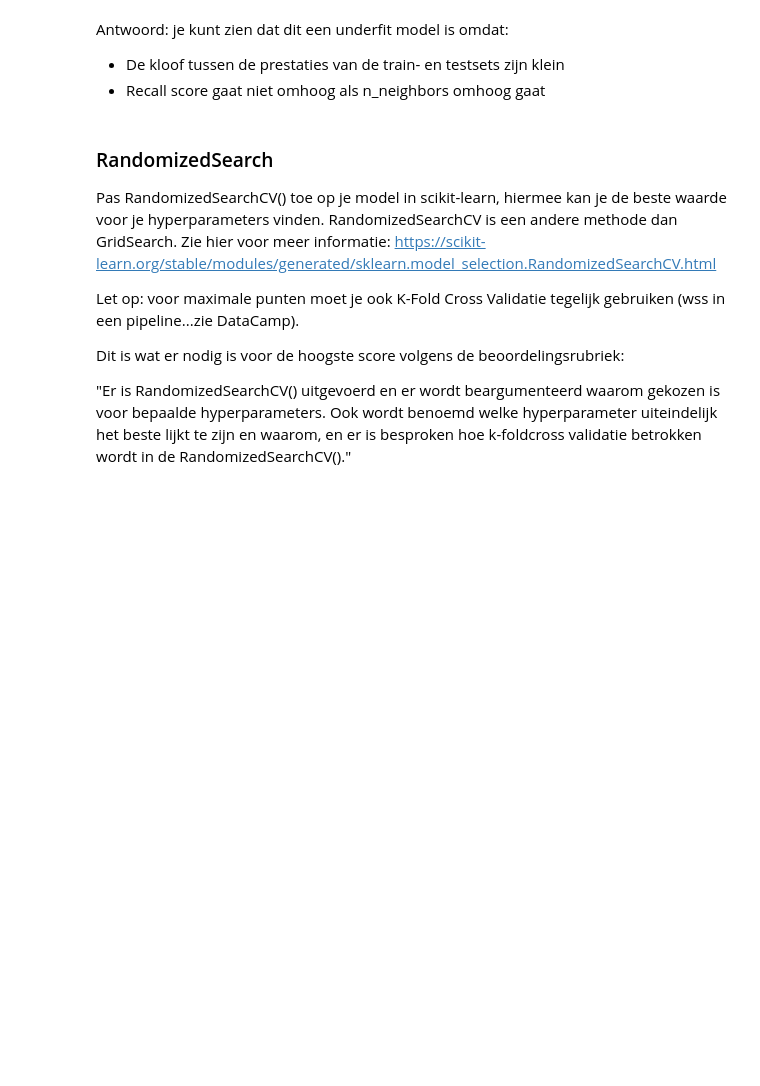
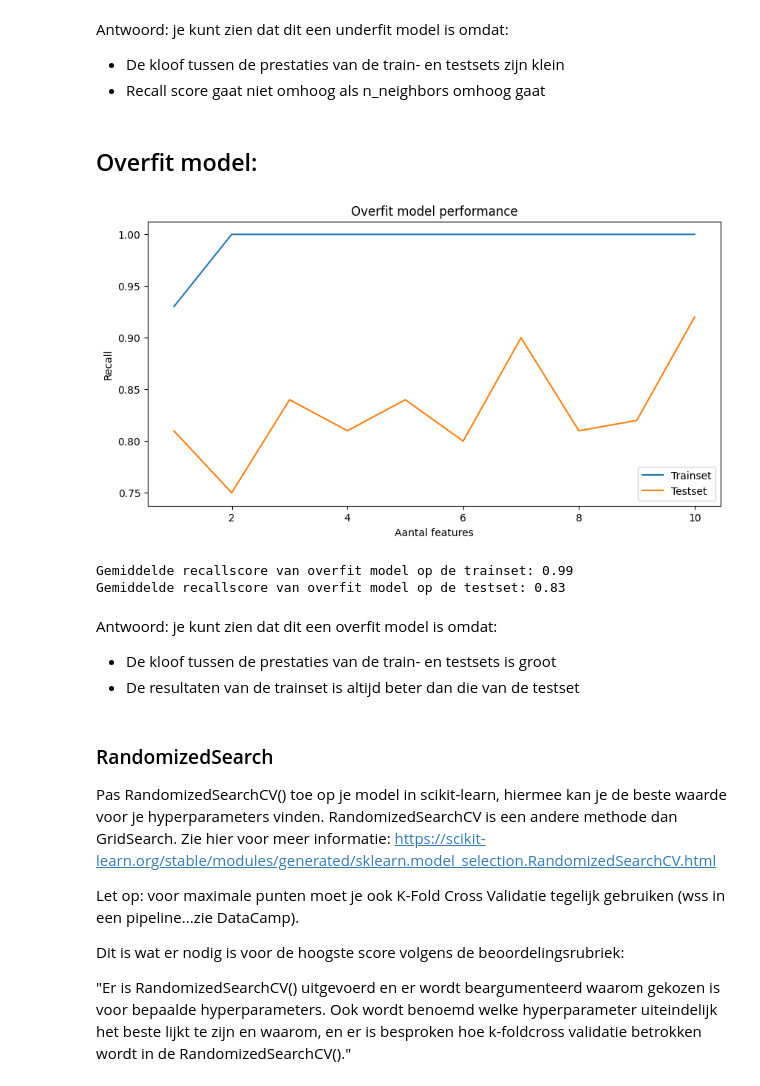
Before and after one commit to yanj27/Smart_Industry, a Jupyter notebook: Data Mining/Opdracht 2/Data Mining - Opdracht 2 (Parameters & Prestatiemetrics).ipynb, the cells around one changed output. Drawn from its saved outputs; the diff is of its cells as text; code cells hidden in the pictures; blank space fills up the shorter version.

```diff
--- a/Data Mining/Opdracht 2/Data Mining - Opdracht 2 (Parameters & Prestatiemetrics).ipynb
+++ b/Data Mining/Opdracht 2/Data Mining - Opdracht 2 (Parameters & Prestatiemetrics).ipynb
@@ -349,6 +349,48 @@ Gemiddelde recallscore van underfit model op de testset: 0.75
 Antwoord: je kunt zien dat dit een underfit model is omdat:
 * De kloof tussen de prestaties van de train- en testsets zijn klein
 * Recall score gaat niet omhoog als n_neighbors omhoog gaat
+# %% [markdown]
+## Overfit model:
+# %%
+n_features = range(1, 11)
+overfit_train = []
+overfit_test = []
+knn_overfit = KNeighborsClassifier(n_neighbors=1)
+for i in n_features:
+    X_overfit = X.iloc[:, :i]
+    X_train, X_test, y_train, y_test = train_test_split(X_overfit, y, test_size=0.3)
+    knn_overfit.fit(X_train, y_train)
+    # Trainset
+    y_pred = knn_overfit.predict(X_train)
+    recall = recall_score(y_train, y_pred)
+    overfit_train.append(np.round(recall, 2))
+    # Testset
+    y_pred = knn_overfit.predict(X_test)
+    recall = recall_score(y_test, y_pred)
+    overfit_test.append(np.round(recall, 2))
+
+
+
+plt.figure(figsize=(10, 5))
+plt.plot(n_features, overfit_train, label='Trainset')
+plt.plot(n_features, overfit_test, label='Testset')
+plt.xlabel("Aantal features")
+plt.ylabel("Recall")
+plt.legend()
+plt.title("Overfit model performance")
+plt.show()
+# %% [output]
+[figure, added]
+# %%
+print(f'Gemiddelde recallscore van overfit model op de trainset: {np.mean(overfit_train):.2f}')
+print(f'Gemiddelde recallscore van overfit model op de testset: {np.mean(overfit_test):.2f}')
+# %% [output]
+Gemiddelde recallscore van overfit model op de trainset: 0.99
+Gemiddelde recallscore van overfit model op de testset: 0.83
+# %% [markdown]
+Antwoord: je kunt zien dat dit een overfit model is omdat:
+* De kloof tussen de prestaties van de train- en testsets is groot
+* De resultaten van de trainset is altijd beter dan die van de testset
 # %% [markdown]
 ### RandomizedSearch
 
```
Also changed, not shown: parts of 4 cells of this notebook.
